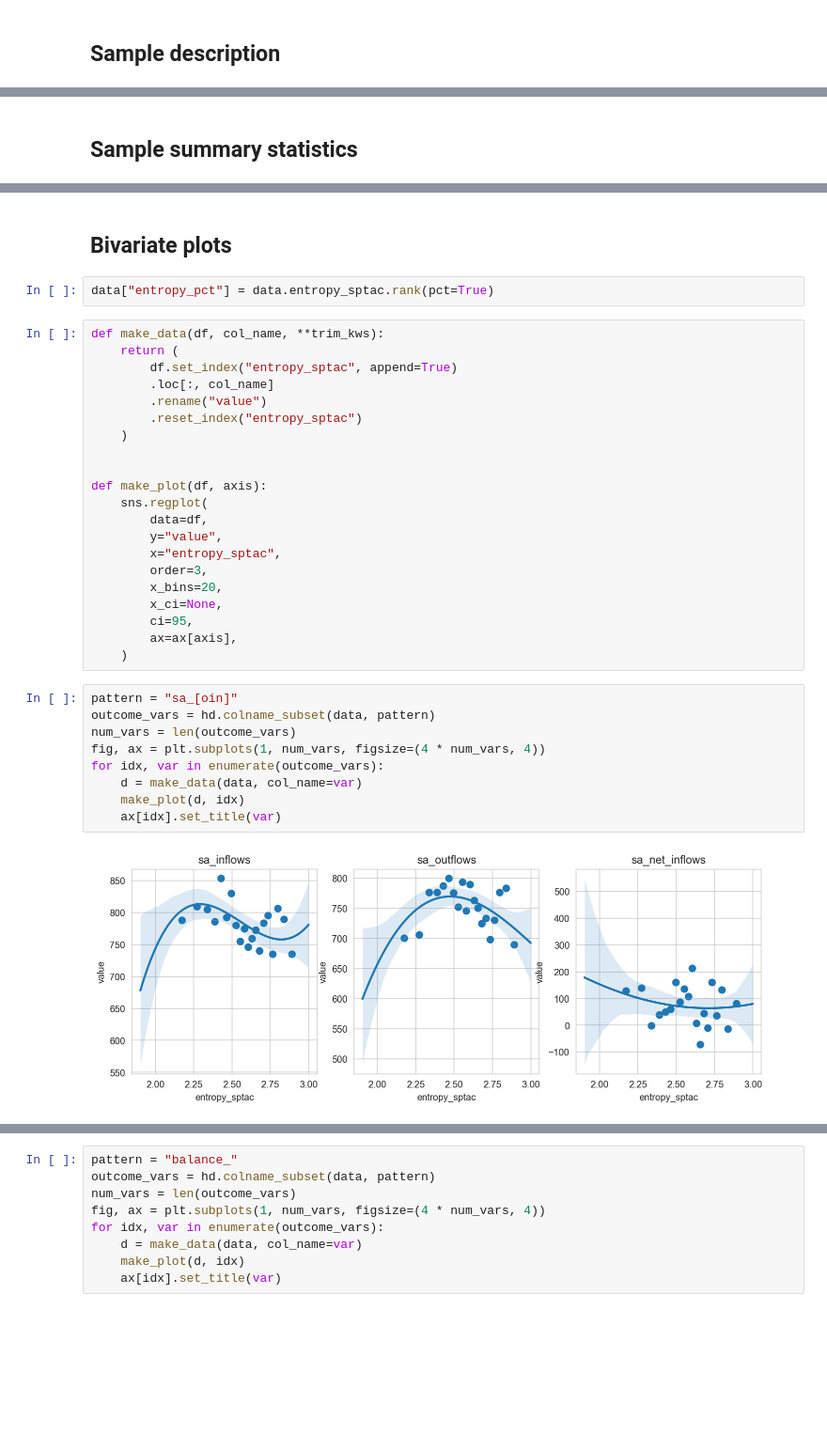
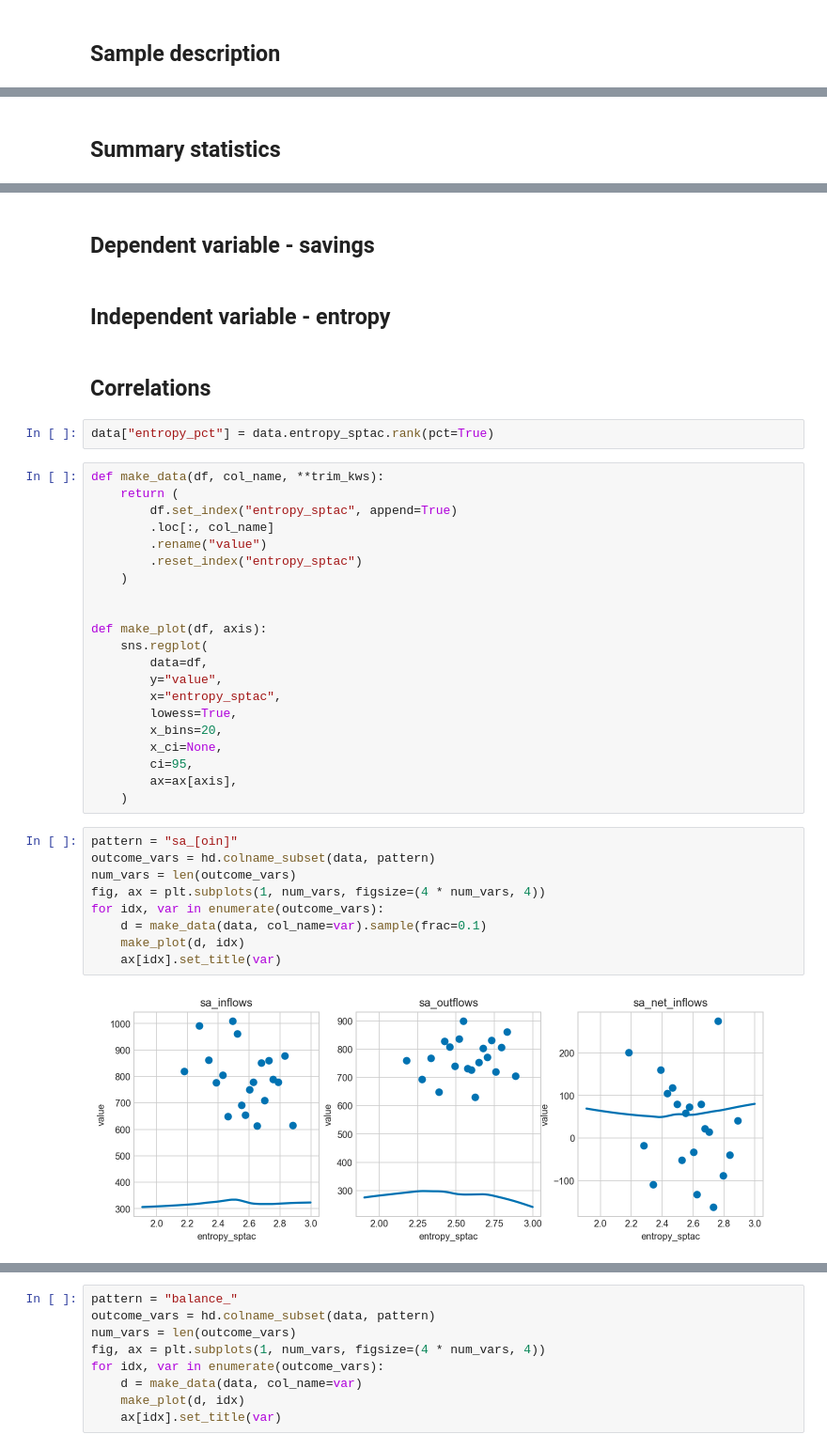
Before and after one commit to fabiangunzinger/entropy, a Jupyter notebook: notebooks/analysis.ipynb, the cells around one changed output, grey strips where cells are left out. Shown at 94% size. Drawn from its saved outputs; the diff is of its cells as text; blank space fills up the shorter version.

```diff
--- a/notebooks/analysis.ipynb
+++ b/notebooks/analysis.ipynb
@@ -55,5 +78,5 @@ Time for read_analysis_data: 2.72 seconds
 # %% [markdown]
-## Sample summary statistics
+## Summary statistics
 # %%
 import entropy.analysis.sumstats_table as eas
 
@@ -76,8 +99,12 @@ eas.main(df, write=False)
 | log_income | 163915.0 | 10.093364 | 0.580853 | 8.517576 | 12.177440 | 9.724882 | 10.075012 | 10.461936 |
 | user_female | 154619.0 | 0.412259 | 0.492243 | 0.000000 | 1.000000 | 0.000000 | 0.000000 | 1.000000 |
 | age | 149907.0 | 35.252823 | 10.986833 | 15.000000 | 134.000000 | 27.000000 | 33.000000 | 41.000000 |
+# %% [markdown]
+## Dependent variable - savings
+# %% [markdown]
+## Independent variable - entropy
 # %% [markdown]
-## Bivariate plots
+## Correlations
 # %%
 data["entropy_pct"] = data.entropy_sptac.rank(pct=True)
 # %%
@@ -95,7 +122,7 @@ def make_plot(df, axis):
         data=df,
         y="value",
         x="entropy_sptac",
-        order=3,
+        lowess=True,
         x_bins=20,
         x_ci=None,
         ci=95,
@@ -104,14 +131,14 @@ def make_plot(df, axis):
 # %%
 pattern = "sa_[oin]"
 outcome_vars = hd.colname_subset(data, pattern)
 num_vars = len(outcome_vars)
 fig, ax = plt.subplots(1, num_vars, figsize=(4 * num_vars, 4))
 for idx, var in enumerate(outcome_vars):
-    d = make_data(data, col_name=var)
+    d = make_data(data, col_name=var).sample(frac=0.1)
     make_plot(d, idx)
     ax[idx].set_title(var)
 # %% [output]
-[figure, old version]
+[figure, new version]
 # %%
 pattern = "sa_scaled"
 outcome_vars = hd.colname_subset(data, pattern)
```
Also changed, not shown: parts of 12 cells of this notebook, 7 other files.
